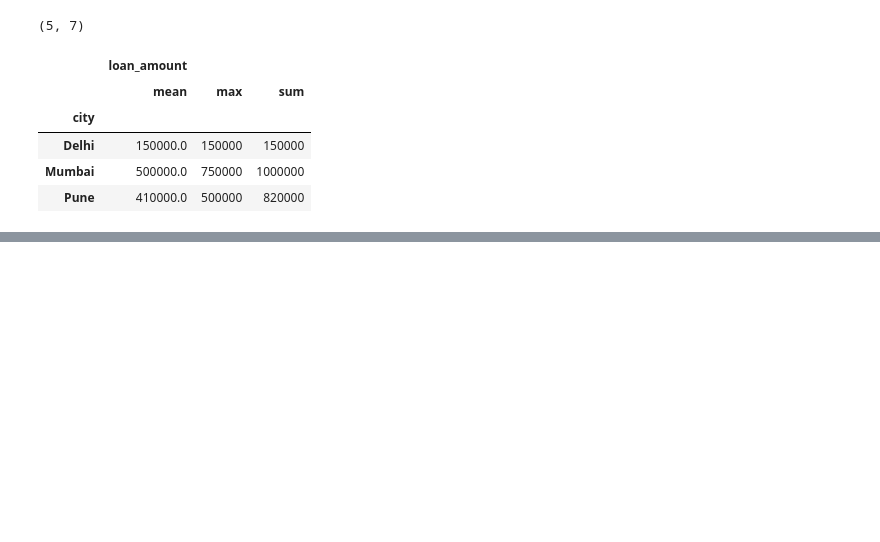
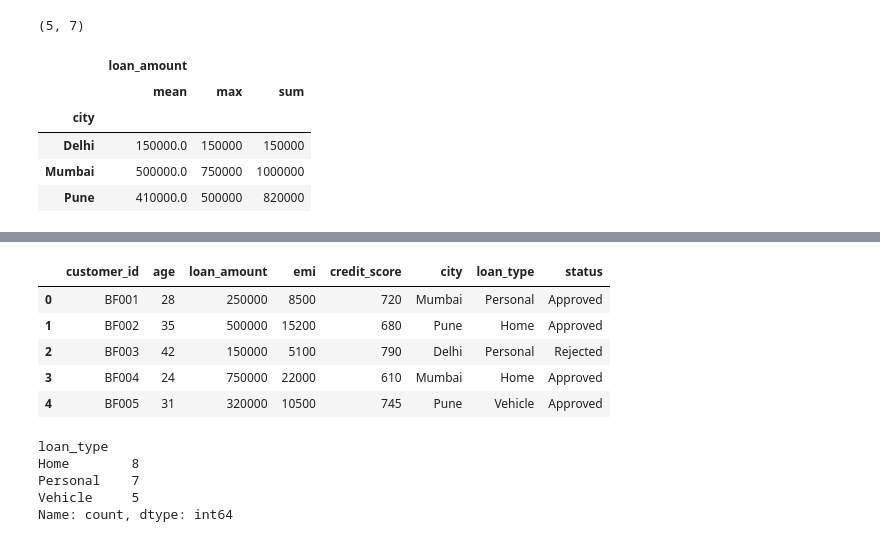
Before and after one commit to rahul8879/ai-engineering_full_stack, a Jupyter notebook: 01_Python/Data_understading/Data/01_pandas_introduction.ipynb, the cells around one changed output, grey strips where cells are left out. Saved outputs shown, nothing was run; the diff lists cells and outputs as text; code cells hidden in the pictures; blank space fills up the shorter version.

```diff
--- a/01_Python/Data_understading/Data/01_pandas_introduction.ipynb
+++ b/01_Python/Data_understading/Data/01_pandas_introduction.ipynb
@@ -352,0 +479,21 @@ df.groupby('city').agg({
+# %%
+# Q) avg emi for each cities vs status??
+# output ??
+# Q) For each loan_type, find the min and max credit score using .agg()
+
+df.head()
+# %% [output]
+|  | customer_id | age | loan_amount | emi | credit_score | city | loan_type | status |
+| 0 | BF001 | 28 | 250000 | 8500 | 720 | Mumbai | Personal | Approved |
+| 1 | BF002 | 35 | 500000 | 15200 | 680 | Pune | Home | Approved |
+| 2 | BF003 | 42 | 150000 | 5100 | 790 | Delhi | Personal | Rejected |
+| 3 | BF004 | 24 | 750000 | 22000 | 610 | Mumbai | Home | Approved |
+| 4 | BF005 | 31 | 320000 | 10500 | 745 | Pune | Vehicle | Approved |
+# %%
+df.loan_type.value_counts()
+# %% [output]
+loan_type
+Home        8
+Personal    7
+Vehicle     5
+Name: count, dtype: int64
```
Also changed, not shown: parts of 13 cells of this notebook, 2 other files.
